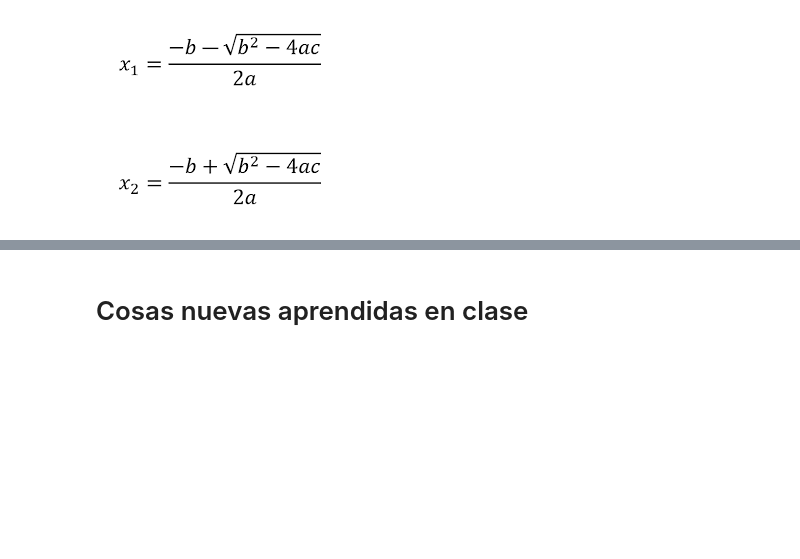
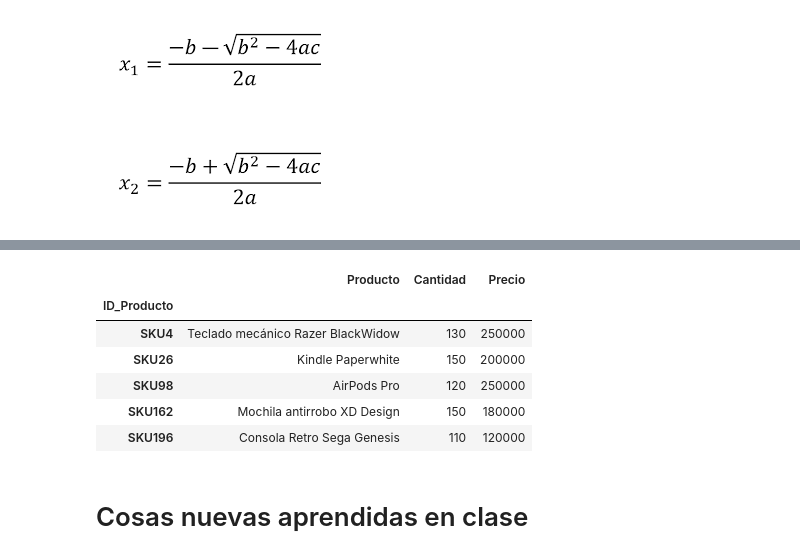
Before and after one commit to Woodyhsp/Top, a Jupyter notebook: Mi aprendizaje.ipynb, the cells around one changed output, grey strips where cells are left out. Cells and saved outputs as stored; diff of their text form; code cells hidden in the pictures; blank space fills up the shorter version.

```diff
--- a/Mi aprendizaje.ipynb
+++ b/Mi aprendizaje.ipynb
@@ -474,3 +599,13 @@ print(f"El valor de x1 es: {raiz1:.2f} y el valor de x2 es: {raiz2:.2f}")
+# %%
+df_excel[df_excel["Cantidad"]>100]
+# %% [output]
+|  | Producto | Cantidad | Precio |
+| ID_Producto |  |  |  |
+| SKU4 | Teclado mecánico Razer BlackWidow | 130 | 250000 |
+| SKU26 | Kindle Paperwhite | 150 | 200000 |
+| SKU98 | AirPods Pro | 120 | 250000 |
+| SKU162 | Mochila antirrobo XD Design | 150 | 180000 |
+| SKU196 | Consola Retro Sega Genesis | 110 | 120000 |
 # %% [markdown]
 # Cosas nuevas aprendidas en clase
 # %%
```
Also changed, not shown: parts of 28 cells of this notebook.
